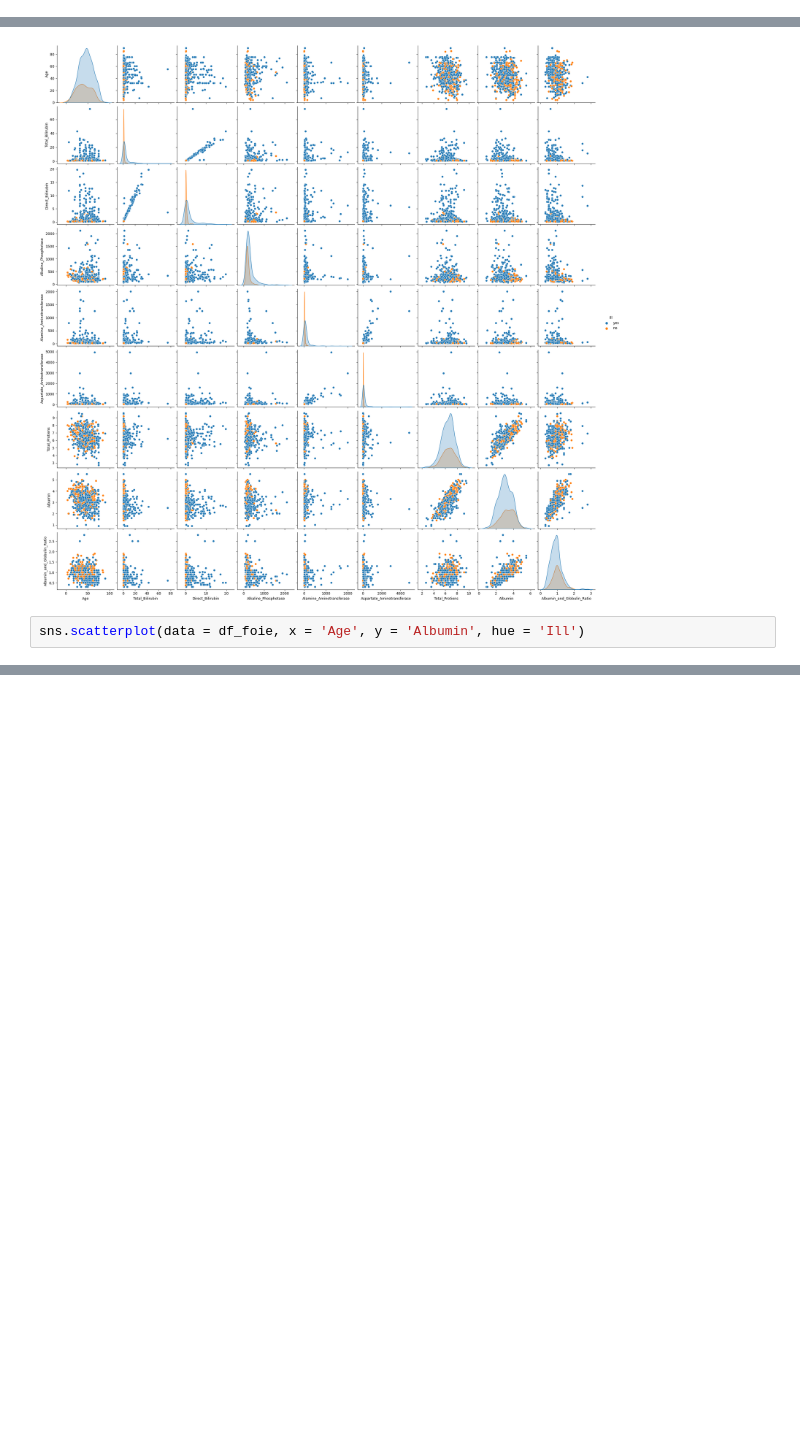
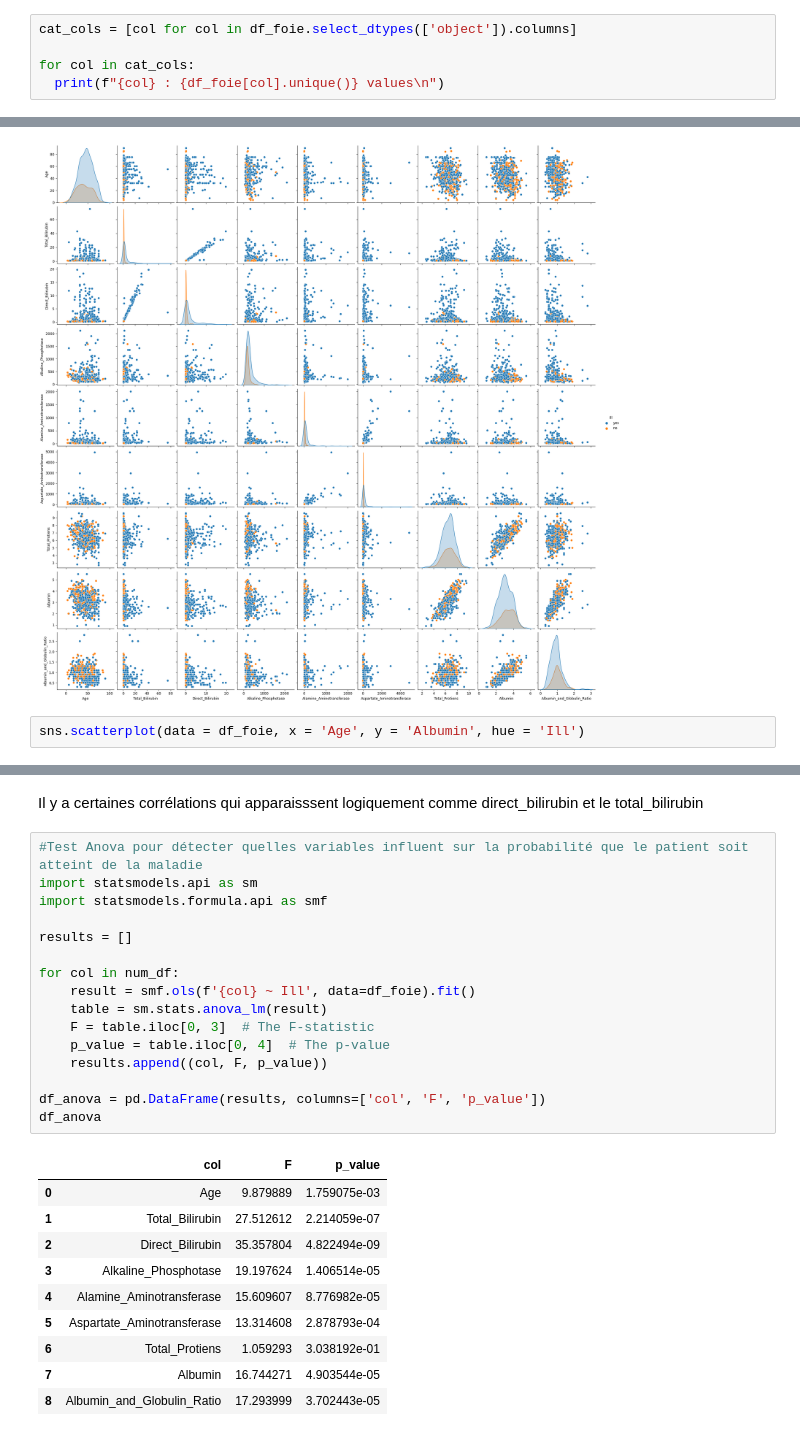
Before and after one commit to gdutr/gdutr.github.io, a Jupyter notebook: Etude_maladie_foie.ipynb, the cells around one changed output, grey strips where cells are left out. Cells and saved outputs as stored; diff of their text form; blank space fills up the shorter version.

```diff
--- a/Etude_maladie_foie.ipynb
+++ b/Etude_maladie_foie.ipynb
@@ -84,0 +77,5 @@ Name: Dataset, dtype: int64
+# %%
+cat_cols = [col for col in df_foie.select_dtypes(['object']).columns]
+
+for col in cat_cols:
+  print(f"{col} : {df_foie[col].unique()} values\n")
@@ -405,0 +403,29 @@ sns.heatmap(df_foie.notna())
+# %% [markdown]
+Il y a certaines corrélations qui apparaisssent logiquement comme direct_bilirubin et le total_bilirubin
+# %%
+#Test Anova pour détecter quelles variables influent sur la probabilité que le patient soit atteint de la maladie
+import statsmodels.api as sm
+import statsmodels.formula.api as smf
+
+results = []
+
+for col in num_df:
+    result = smf.ols(f'{col} ~ Ill', data=df_foie).fit()
+    table = sm.stats.anova_lm(result)
+    F = table.iloc[0, 3]  # The F-statistic
+    p_value = table.iloc[0, 4]  # The p-value
+    results.append((col, F, p_value))
+
+df_anova = pd.DataFrame(results, columns=['col', 'F', 'p_value'])
+df_anova
+# %% [output]
+|  | col | F | p_value |
+| 0 | Age | 9.879889 | 1.759075e-03 |
+| 1 | Total_Bilirubin | 27.512612 | 2.214059e-07 |
+| 2 | Direct_Bilirubin | 35.357804 | 4.822494e-09 |
+| 3 | Alkaline_Phosphotase | 19.197624 | 1.406514e-05 |
+| 4 | Alamine_Aminotransferase | 15.609607 | 8.776982e-05 |
+| 5 | Aspartate_Aminotransferase | 13.314608 | 2.878793e-04 |
+| 6 | Total_Protiens | 1.059293 | 3.038192e-01 |
+| 7 | Albumin | 16.744271 | 4.903544e-05 |
+| 8 | Albumin_and_Globulin_Ratio | 17.293999 | 3.702443e-05 |
```
Also changed, not shown: parts of 42 cells of this notebook.
